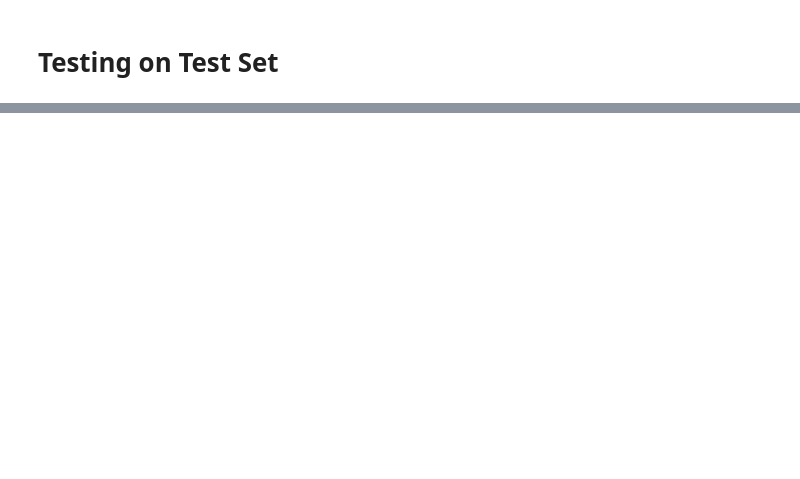
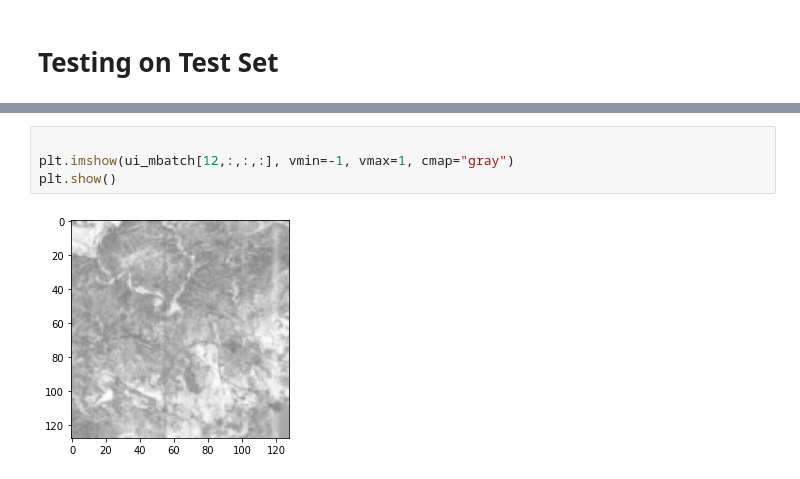
Before and after one commit to kylechanpols/sid, a Jupyter notebook: v2/fit_monitor.ipynb, the cells around one changed output, grey strips where cells are left out. Cells and saved outputs as stored; diff of their text form; blank space fills up the shorter version.

```diff
--- a/v2/fit_monitor.ipynb
+++ b/v2/fit_monitor.ipynb
@@ -77,0 +131,6 @@ print(f"{mod_name} Test Performance: {loss}")
+# %%
+
+plt.imshow(ui_mbatch[12,:,:,:], vmin=-1, vmax=1, cmap="gray")
+plt.show()
+# %% [output]
+[figure, added]
```
Also changed, not shown: parts of 19 cells of this notebook, 9 other files.
